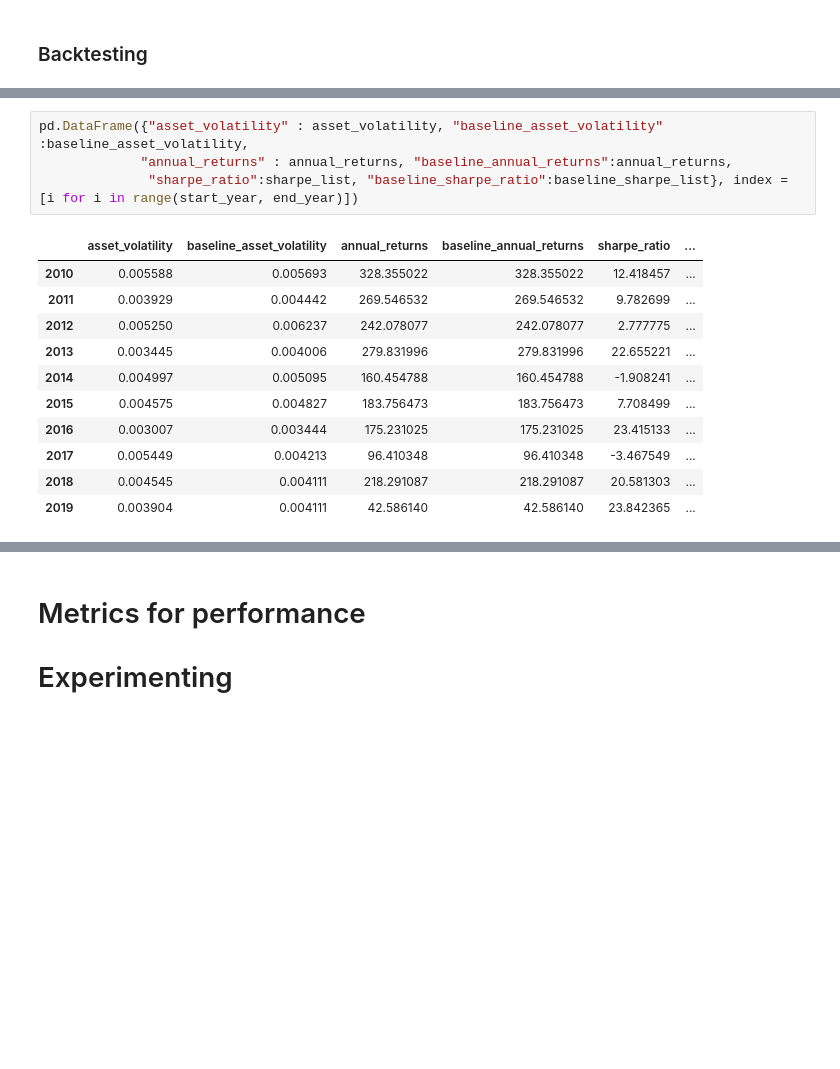
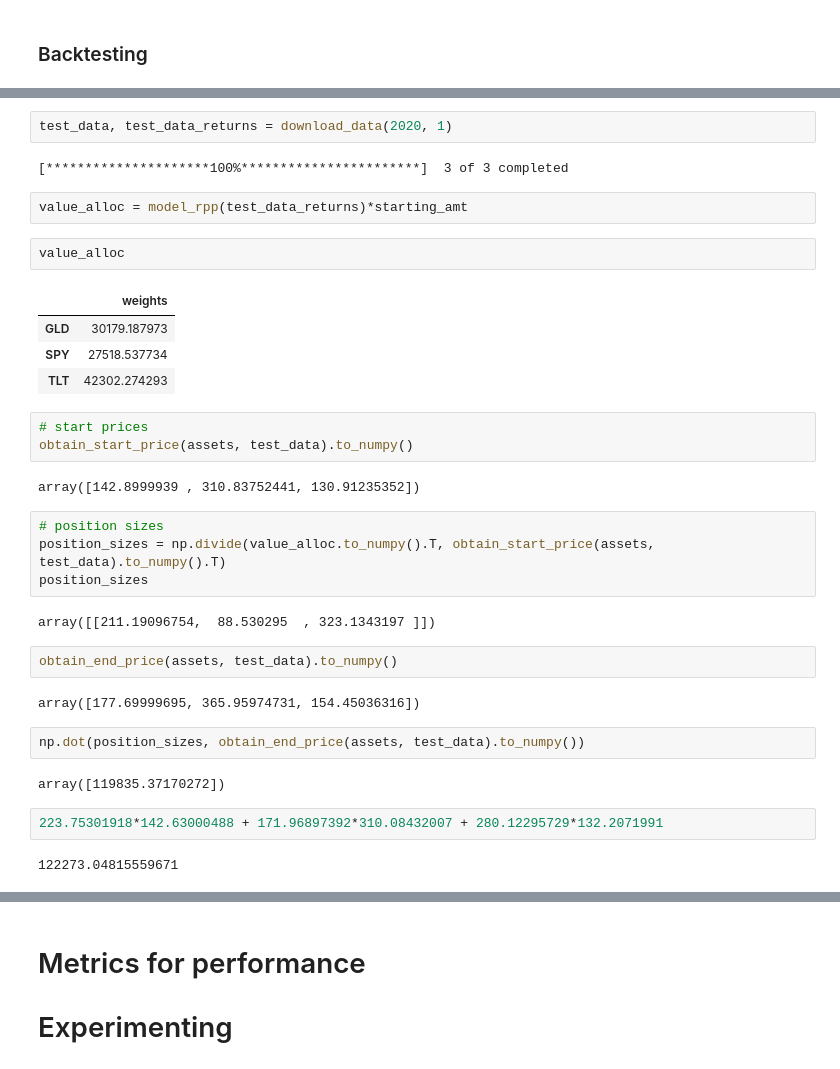
Before and after one commit to Zourunzhong/Quant_Exploration, a Jupyter notebook: Risk parity Portfolio.ipynb, the cells around one changed output, grey strips where cells are left out. Saved outputs shown, nothing was run; the diff lists cells and outputs as text; blank space fills up the shorter version.

```diff
--- a/Risk parity Portfolio.ipynb
+++ b/Risk parity Portfolio.ipynb
@@ -302,16 +303,36 @@ pd.DataFrame({"asset_volatility" : asset_volatility, "baseline_asset_volatility"
-# %%
-pd.DataFrame({"asset_volatility" : asset_volatility, "baseline_asset_volatility" :baseline_asset_volatility,
-             "annual_returns" : annual_returns, "baseline_annual_returns":annual_returns,
-              "sharpe_ratio":sharpe_list, "baseline_sharpe_ratio":baseline_sharpe_list}, index = [i for i in range(start_year, end_year)])
-# %% [output]
-|  | asset_volatility | baseline_asset_volatility | annual_returns | baseline_annual_returns | sharpe_ratio | ... |
-| 2010 | 0.005588 | 0.005693 | 328.355022 | 328.355022 | 12.418457 | ... |
-| 2011 | 0.003929 | 0.004442 | 269.546532 | 269.546532 | 9.782699 | ... |
-| 2012 | 0.005250 | 0.006237 | 242.078077 | 242.078077 | 2.777775 | ... |
-| 2013 | 0.003445 | 0.004006 | 279.831996 | 279.831996 | 22.655221 | ... |
-| 2014 | 0.004997 | 0.005095 | 160.454788 | 160.454788 | -1.908241 | ... |
-| 2015 | 0.004575 | 0.004827 | 183.756473 | 183.756473 | 7.708499 | ... |
-| 2016 | 0.003007 | 0.003444 | 175.231025 | 175.231025 | 23.415133 | ... |
-| 2017 | 0.005449 | 0.004213 | 96.410348 | 96.410348 | -3.467549 | ... |
-| 2018 | 0.004545 | 0.004111 | 218.291087 | 218.291087 | 20.581303 | ... |
-| 2019 | 0.003904 | 0.004111 | 42.586140 | 42.586140 | 23.842365 | ... |
+# %%
+test_data, test_data_returns = download_data(2020, 1)
+# %% [output]
+[*********************100%***********************]  3 of 3 completed
+# %%
+value_alloc = model_rpp(test_data_returns)*starting_amt
+# %%
+value_alloc
+# %% [output]
+|  | weights |
+| GLD | 30179.187973 |
+| SPY | 27518.537734 |
+| TLT | 42302.274293 |
+# %%
+# start prices
+obtain_start_price(assets, test_data).to_numpy()
+# %% [output]
+array([142.8999939 , 310.83752441, 130.91235352])
+# %%
+# position sizes
+position_sizes = np.divide(value_alloc.to_numpy().T, obtain_start_price(assets, test_data).to_numpy().T)
+position_sizes
+# %% [output]
+array([[211.19096754,  88.530295  , 323.1343197 ]])
+# %%
+obtain_end_price(assets, test_data).to_numpy()
+# %% [output]
+array([177.69999695, 365.95974731, 154.45036316])
+# %%
+np.dot(position_sizes, obtain_end_price(assets, test_data).to_numpy())
+# %% [output]
+array([119835.37170272])
+# %%
+223.75301918*142.63000488 + 171.96897392*310.08432007 + 280.12295729*132.2071991
+# %% [output]
+122273.04815559671
```
Also changed, not shown: parts of 5 cells of this notebook.
